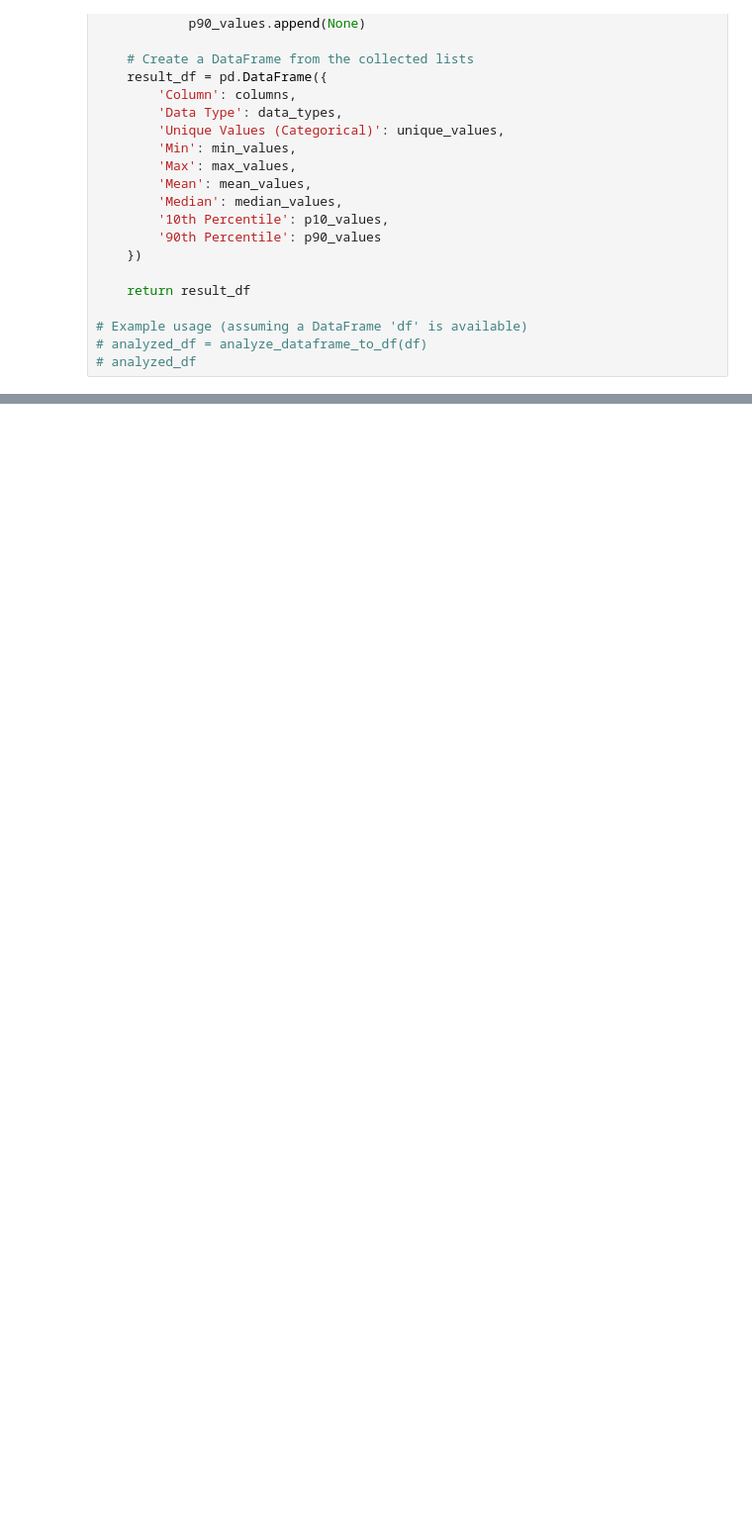
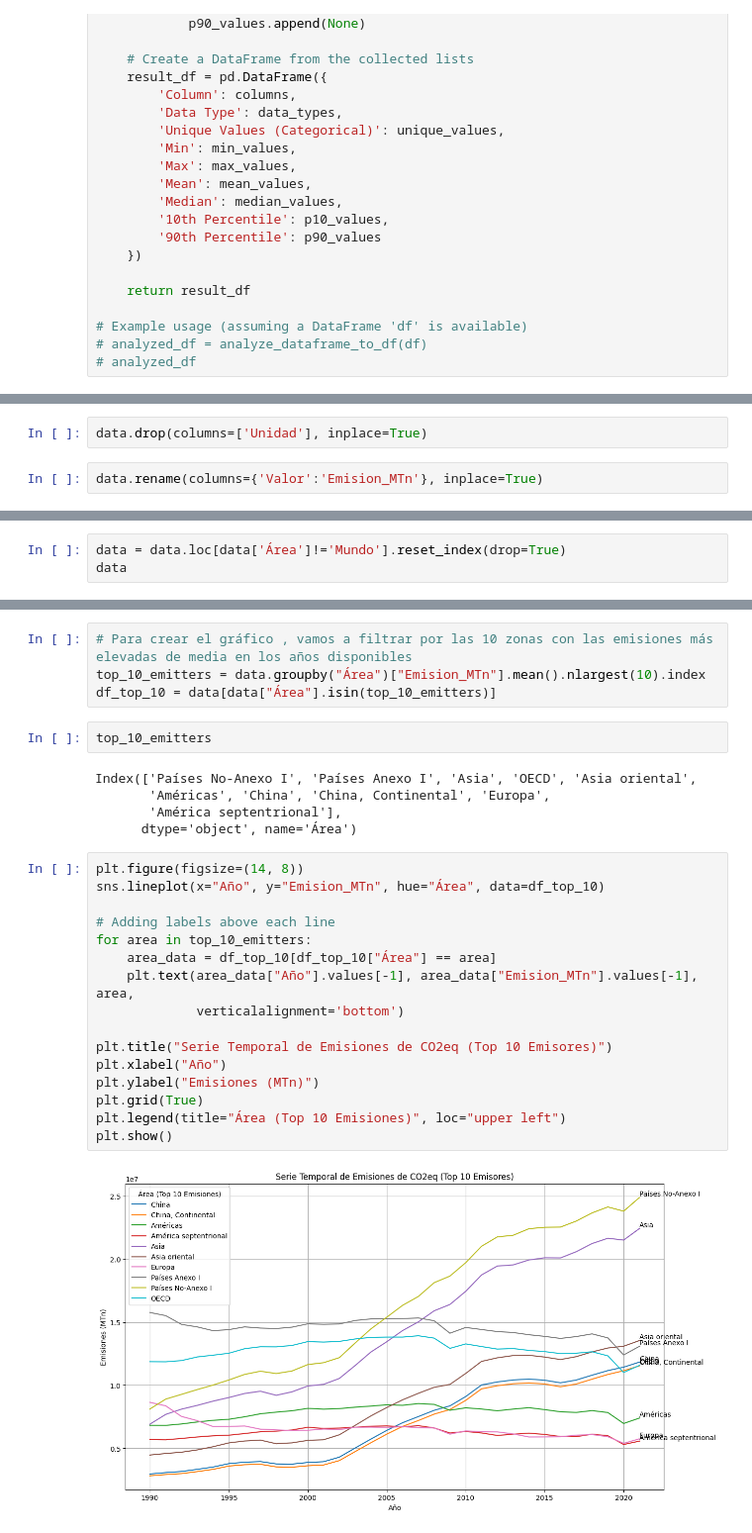
Before and after one commit to ctalamilla/ugr-lcd-tp3-cdd, a Jupyter notebook: ugr_lcd_tp3_cdd.ipynb, the cells around one changed output, grey strips where cells are left out. Shown at 99% size. Saved outputs shown, nothing was run; the diff lists cells and outputs as text; blank space fills up the shorter version.

```diff
--- a/ugr_lcd_tp3_cdd.ipynb
+++ b/ugr_lcd_tp3_cdd.ipynb
@@ -283,0 +388,4 @@ analyze_dataframe_to_df(data)
+# %%
+data.drop(columns=['Unidad'], inplace=True)
+# %%
+data.rename(columns={'Valor':'Emision_MTn'}, inplace=True)
@@ -283,0 +425,3 @@ analyze_dataframe_to_df(data)
+# %%
+data = data.loc[data['Área']!='Mundo'].reset_index(drop=True)
+data
@@ -283,0 +442,29 @@ analyze_dataframe_to_df(data)
+# %%
+# Para crear el gráfico , vamos a filtrar por las 10 zonas con las emisiones más elevadas de media en los años disponibles
+top_10_emitters = data.groupby("Área")["Emision_MTn"].mean().nlargest(10).index
+df_top_10 = data[data["Área"].isin(top_10_emitters)]
+# %%
+top_10_emitters
+# %% [output]
+Index(['Países No-Anexo I', 'Países Anexo I', 'Asia', 'OECD', 'Asia oriental',
+       'Américas', 'China', 'China, Continental', 'Europa',
+       'América septentrional'],
+      dtype='object', name='Área')
+# %%
+plt.figure(figsize=(14, 8))
+sns.lineplot(x="Año", y="Emision_MTn", hue="Área", data=df_top_10)
+
+# Adding labels above each line
+for area in top_10_emitters:
+    area_data = df_top_10[df_top_10["Área"] == area]
+    plt.text(area_data["Año"].values[-1], area_data["Emision_MTn"].values[-1], area,
+             verticalalignment='bottom')
+
+plt.title("Serie Temporal de Emisiones de CO2eq (Top 10 Emisores)")
+plt.xlabel("Año")
+plt.ylabel("Emisiones (MTn)")
+plt.grid(True)
+plt.legend(title="Área (Top 10 Emisiones)", loc="upper left")
+plt.show()
+# %% [output]
+[figure, added]
```
Also changed, not shown: parts of 17 cells of this notebook.
